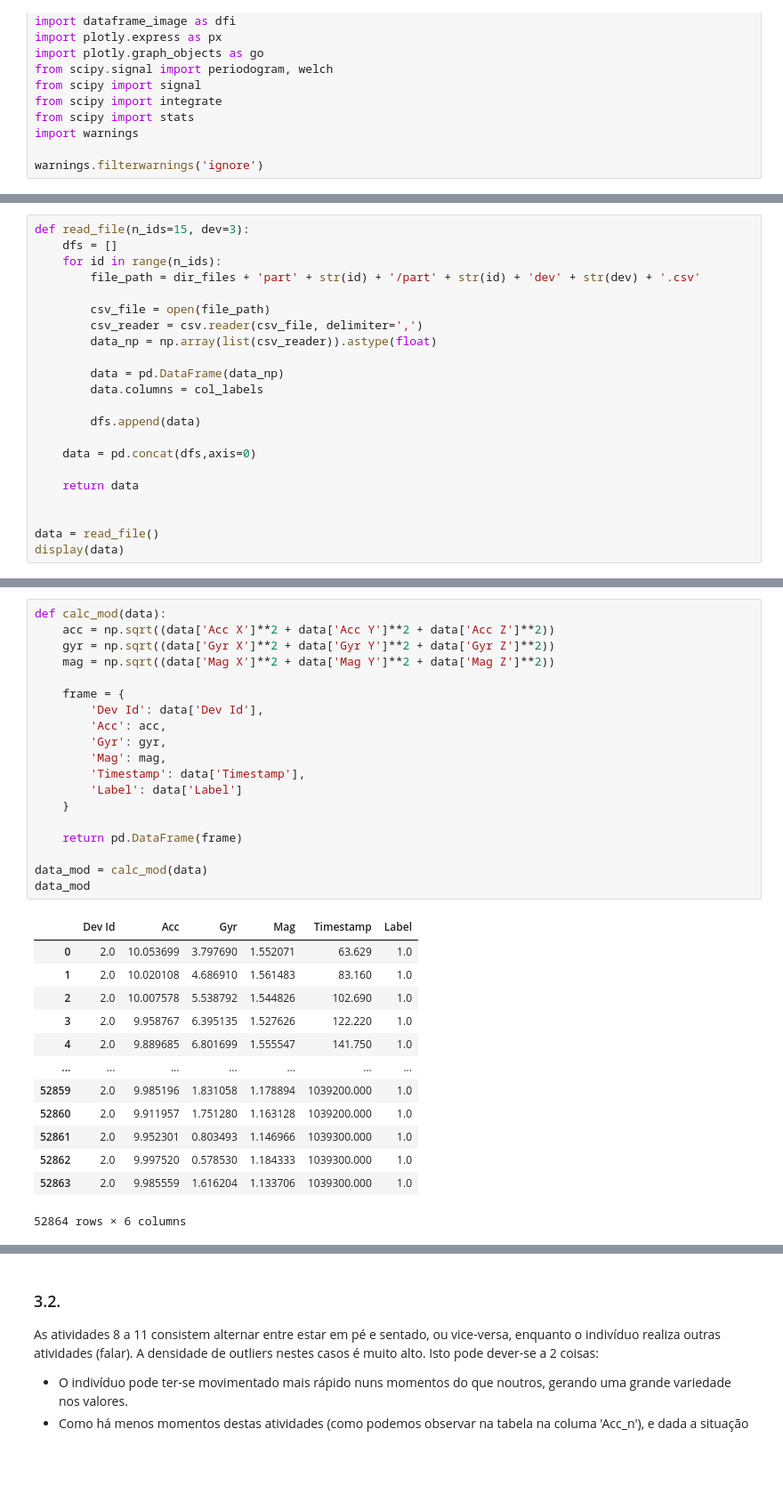
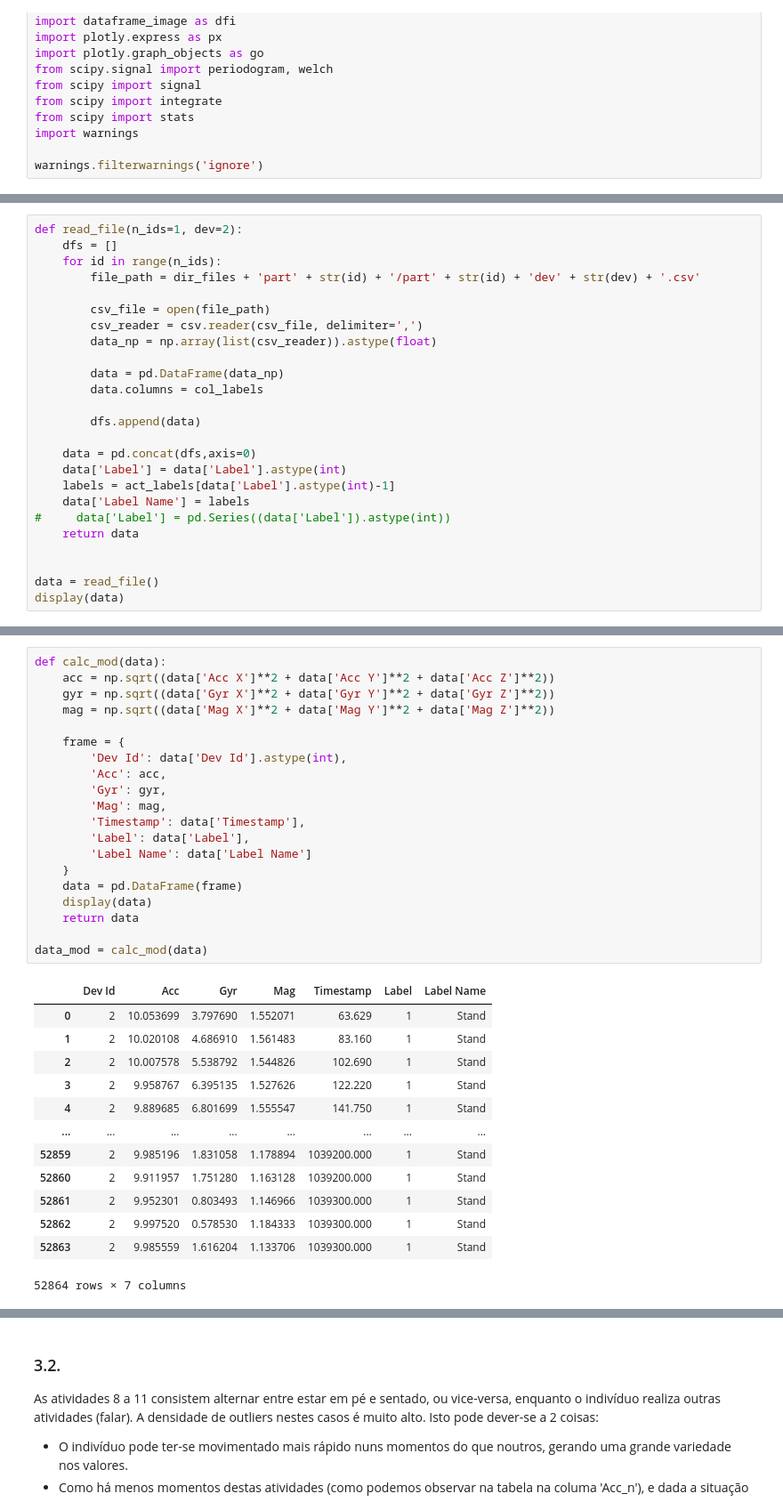
Before and after one commit to leonorcoelh0/TCD, a Jupyter notebook: Code/mainActivity.ipynb, the cells around one changed output, grey strips where cells are left out. Shown: that part at 89% size. Drawn from its saved outputs; the diff is of its cells as text; blank space fills up the shorter version.

```diff
--- a/Code/mainActivity.ipynb
+++ b/Code/mainActivity.ipynb
@@ -77,5 +85,5 @@ f = 51.2
 # %%
-def read_file(n_ids=15, dev=3):
+def read_file(n_ids=1, dev=2):
     dfs = []
     for id in range(n_ids):
         file_path = dir_files + 'part' + str(id) + '/part' + str(id) + 'dev' + str(dev) + '.csv'
@@ -90,7 +98,10 @@ def read_file(n_ids=15, dev=3):
         dfs.append(data)
 
     data = pd.concat(dfs,axis=0)
-
+    data['Label'] = data['Label'].astype(int)
+    labels = act_labels[data['Label'].astype(int)-1]
+    data['Label Name'] = labels
+#     data['Label'] = pd.Series((data['Label']).astype(int))
     return data
 
 
@@ -115,34 +126,35 @@ display(data)
 # %%
 def calc_mod(data):
     acc = np.sqrt((data['Acc X']**2 + data['Acc Y']**2 + data['Acc Z']**2))
     gyr = np.sqrt((data['Gyr X']**2 + data['Gyr Y']**2 + data['Gyr Z']**2))
     mag = np.sqrt((data['Mag X']**2 + data['Mag Y']**2 + data['Mag Z']**2))
 
     frame = {
-        'Dev Id': data['Dev Id'],
+        'Dev Id': data['Dev Id'].astype(int),
         'Acc': acc,
         'Gyr': gyr,
         'Mag': mag,
         'Timestamp': data['Timestamp'],
-        'Label': data['Label']
+        'Label': data['Label'],
+        'Label Name': data['Label Name']
     }
-
-    return pd.DataFrame(frame)
+    data = pd.DataFrame(frame)
+    display(data)
+    return data
 
 data_mod = calc_mod(data)
-data_mod
 # %% [output]
-|  | Dev Id | Acc | Gyr | Mag | Timestamp | Label |
-| 0 | 2.0 | 10.053699 | 3.797690 | 1.552071 | 63.629 | 1.0 |
-| 1 | 2.0 | 10.020108 | 4.686910 | 1.561483 | 83.160 | 1.0 |
-| 2 | 2.0 | 10.007578 | 5.538792 | 1.544826 | 102.690 | 1.0 |
-| 3 | 2.0 | 9.958767 | 6.395135 | 1.527626 | 122.220 | 1.0 |
-| 4 | 2.0 | 9.889685 | 6.801699 | 1.555547 | 141.750 | 1.0 |
-| ... | ... | ... | ... | ... | ... | ... |
-| 52859 | 2.0 | 9.985196 | 1.831058 | 1.178894 | 1039200.000 | 1.0 |
-| 52860 | 2.0 | 9.911957 | 1.751280 | 1.163128 | 1039200.000 | 1.0 |
-| 52861 | 2.0 | 9.952301 | 0.803493 | 1.146966 | 1039300.000 | 1.0 |
-| 52862 | 2.0 | 9.997520 | 0.578530 | 1.184333 | 1039300.000 | 1.0 |
-| 52863 | 2.0 | 9.985559 | 1.616204 | 1.133706 | 1039300.000 | 1.0 |
+|  | Dev Id | Acc | Gyr | Mag | Timestamp | Label | Label Name |
+| 0 | 2 | 10.053699 | 3.797690 | 1.552071 | 63.629 | 1 | Stand |
+| 1 | 2 | 10.020108 | 4.686910 | 1.561483 | 83.160 | 1 | Stand |
+| 2 | 2 | 10.007578 | 5.538792 | 1.544826 | 102.690 | 1 | Stand |
+| 3 | 2 | 9.958767 | 6.395135 | 1.527626 | 122.220 | 1 | Stand |
+| 4 | 2 | 9.889685 | 6.801699 | 1.555547 | 141.750 | 1 | Stand |
+| ... | ... | ... | ... | ... | ... | ... | ... |
+| 52859 | 2 | 9.985196 | 1.831058 | 1.178894 | 1039200.000 | 1 | Stand |
+| 52860 | 2 | 9.911957 | 1.751280 | 1.163128 | 1039200.000 | 1 | Stand |
+| 52861 | 2 | 9.952301 | 0.803493 | 1.146966 | 1039300.000 | 1 | Stand |
+| 52862 | 2 | 9.997520 | 0.578530 | 1.184333 | 1039300.000 | 1 | Stand |
+| 52863 | 2 | 9.985559 | 1.616204 | 1.133706 | 1039300.000 | 1 | Stand |
-52864 rows × 6 columns
+52864 rows × 7 columns
 # %% [markdown]
```
Also changed, not shown: parts of 20 cells of this notebook.
